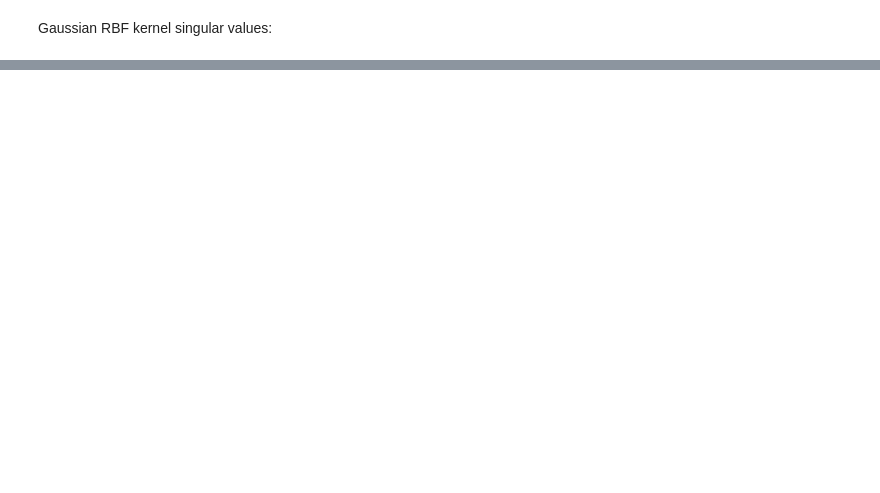
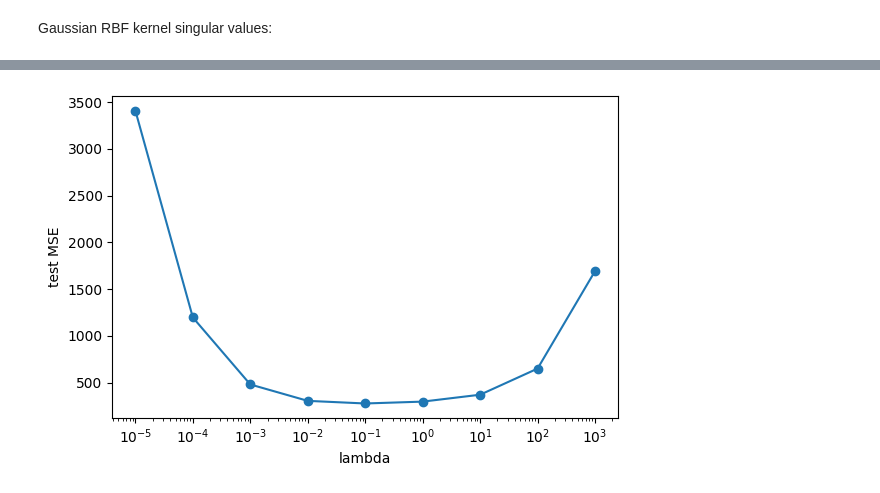
Before and after one commit to YTFORGE898/repo, a Jupyter notebook: Experiments/singular_value_plots_chapter2.ipynb, the cells around one changed output, grey strips where cells are left out. Cells and saved outputs as stored; diff of their text form; code cells hidden in the pictures; blank space fills up the shorter version.

```diff
--- a/Experiments/singular_value_plots_chapter2.ipynb
+++ b/Experiments/singular_value_plots_chapter2.ipynb
@@ -125,0 +319,26 @@ plt.show()
+# %%
+# MSE and lambda plot
+
+train_size = 800
+test_size = 200
+perm = rng.permutation(X_scaled.shape[0])
+train_ind = perm[:train_size]
+test_ind = perm[train_size:train_size + test_size]
+X_train = X_scaled[train_ind]
+y_train = y[train_ind]
+X_test = X_scaled[test_ind]
+y_test = y[test_ind]
+lambdas = np.logspace(-5, 3, 9)
+mse_rows = []
+K_train = make_kernel_matrix(X_train, rbf2)
+K_test = rbf2(X_test, X_train)
+
+for lam in lambdas:
+    alpha = np.linalg.solve(K_train + lam*np.eye(train_size), y_train)
+    pred = K_test @ alpha
+    mse = np.mean((pred - y_test)**2)
+    mse_rows.append([lam, mse])
+
+mse_df = pd.DataFrame(mse_rows, columns=["lambda", "test_mse"])
+mse_df.to_csv("../Results/mse_vs_lambda.csv", index=False)
+mse_df
@@ -125,0 +356,11 @@ plt.show()
+# %%
+# Plot MSE against lambda
+plt.figure(figsize=(6, 4))
+plt.semilogx(mse_df["lambda"], mse_df["test_mse"], marker="o")
+plt.xlabel("lambda")
+plt.ylabel("test MSE")
+plt.tight_layout()
+plt.savefig("../Results/mse_vs_lambda.pdf")
+plt.show()
+# %% [output]
+[figure, added]
```
Also changed, not shown: parts of 12 cells of this notebook, 17 other files.
